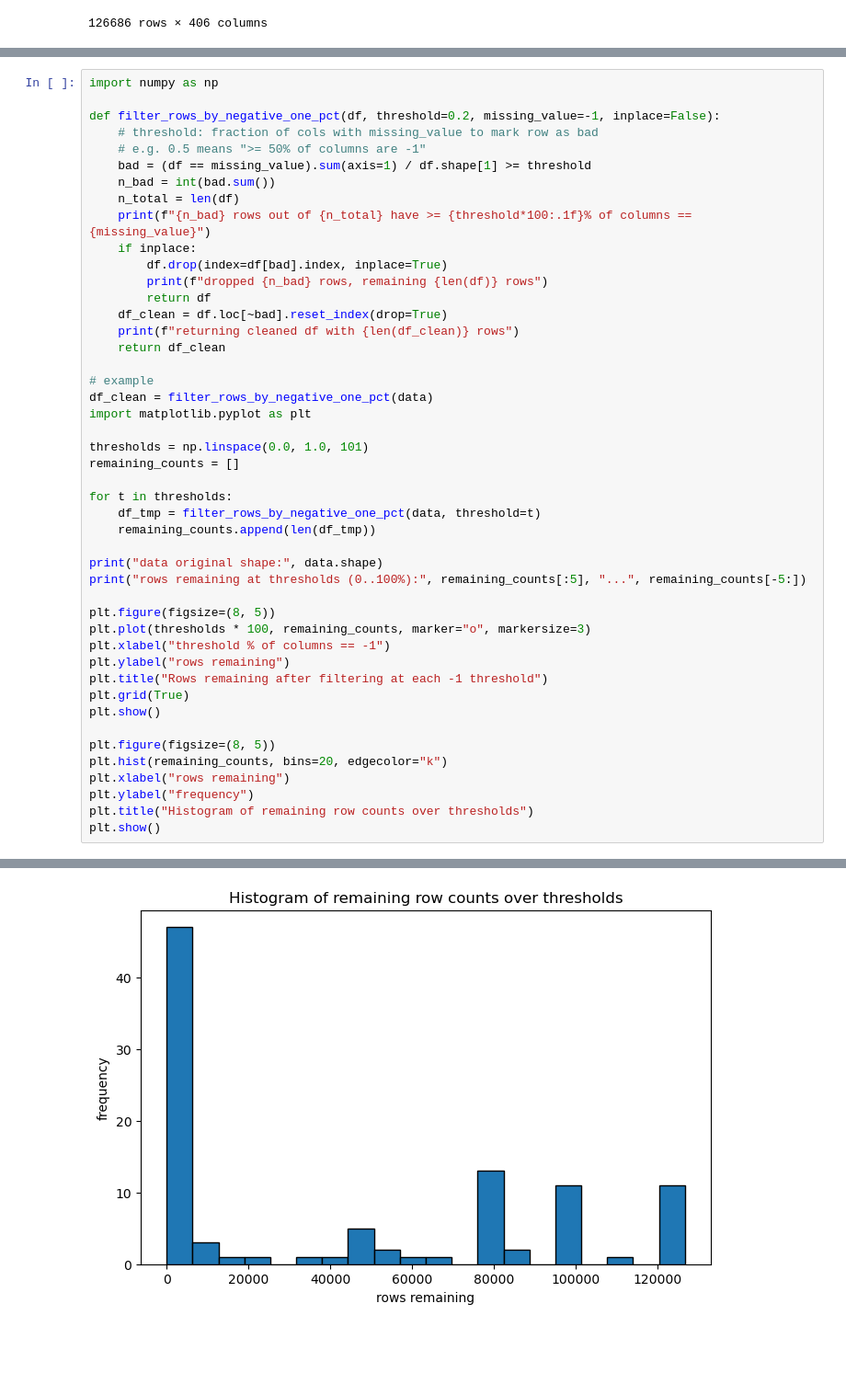
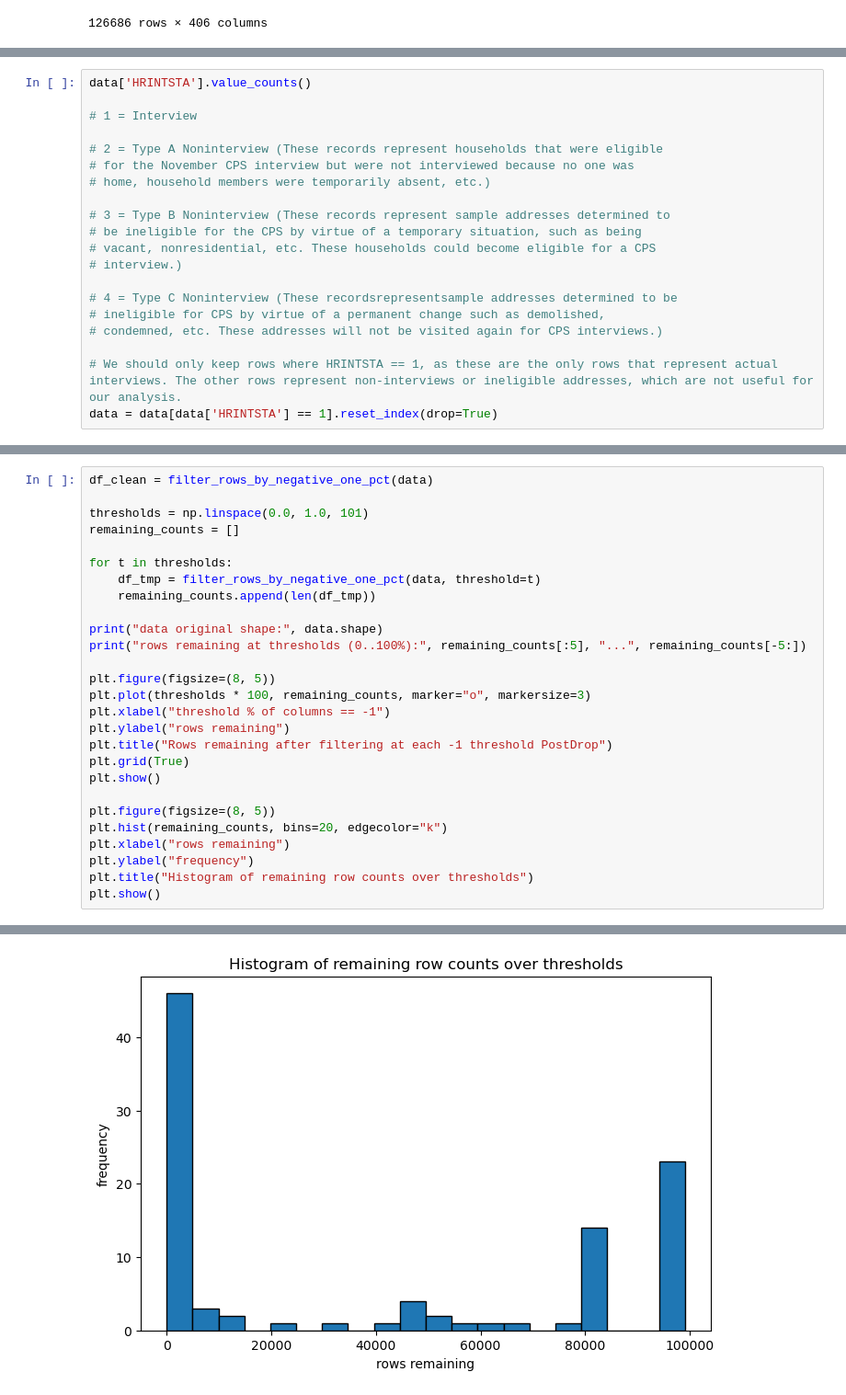
Before and after one commit to ecw70574/US-Census-Voting-and-Registration-DSCI-Capstone-Project, a Jupyter notebook: EDA.ipynb, the cells around one changed output, grey strips where cells are left out. Shown at 92% size. Saved outputs shown, nothing was run; the diff lists cells and outputs as text; blank space fills up the shorter version.

Commit message:
Comparison Plot, removing interviews that never happened

```diff
--- a/EDA.ipynb
+++ b/EDA.ipynb
@@ -41 +87,21 @@ data
+# %%
+data['HRINTSTA'].value_counts()
+
+# 1 = Interview
+
+# 2 = Type A Noninterview (These records represent households that were eligible
+# for the November CPS interview but were not interviewed because no one was
+# home, household members were temporarily absent, etc.)
+
+# 3 = Type B Noninterview (These records represent sample addresses determined to
+# be ineligible for the CPS by virtue of a temporary situation, such as being
+# vacant, nonresidential, etc. These households could become eligible for a CPS
+# interview.)
+
+# 4 = Type C Noninterview (These recordsrepresentsample addresses determined to be
+# ineligible for CPS by virtue of a permanent change such as demolished,
+# condemned, etc. These addresses will not be visited again for CPS interviews.)
+
+# We should only keep rows where HRINTSTA == 1, as these are the only rows that represent actual interviews. The other rows represent non-interviews or ineligible addresses, which are not useful for our analysis.
+data = data[data['HRINTSTA'] == 1].reset_index(drop=True)
 # %%
@@ -72,25 +138,6 @@ data: removed 0 rows, remaining 126686
 data2: removed 0 rows, remaining 63343
 # %%
-import numpy as np
-
-def filter_rows_by_negative_one_pct(df, threshold=0.2, missing_value=-1, inplace=False):
-    # threshold: fraction of cols with missing_value to mark row as bad
-    # e.g. 0.5 means ">= 50% of columns are -1"
-    bad = (df == missing_value).sum(axis=1) / df.shape[1] >= threshold
-    n_bad = int(bad.sum())
-    n_total = len(df)
-    print(f"{n_bad} rows out of {n_total} have >= {threshold*100:.1f}% of columns == {missing_value}")
-    if inplace:
-        df.drop(index=df[bad].index, inplace=True)
-        print(f"dropped {n_bad} rows, remaining {len(df)} rows")
-        return df
-    df_clean = df.loc[~bad].reset_index(drop=True)
-    print(f"returning cleaned df with {len(df_clean)} rows")
-    return df_clean
-
-# example
 df_clean = filter_rows_by_negative_one_pct(data)
-import matplotlib.pyplot as plt
 
 thresholds = np.linspace(0.0, 1.0, 101)
 remaining_counts = []
@@ -106,7 +153,7 @@ plt.figure(figsize=(8, 5))
 plt.plot(thresholds * 100, remaining_counts, marker="o", markersize=3)
 plt.xlabel("threshold % of columns == -1")
 plt.ylabel("rows remaining")
-plt.title("Rows remaining after filtering at each -1 threshold")
+plt.title("Rows remaining after filtering at each -1 threshold PostDrop")
 plt.grid(True)
 plt.show()
 
@@ -138 +185 @@ rows remaining at thresholds (0..100%): [0, 0, 0, 0, 0] ... [126686, 126686, 126
-[figure, old version]
+[figure, new version]
```
Also changed, not shown: parts of 5 cells of this notebook.
